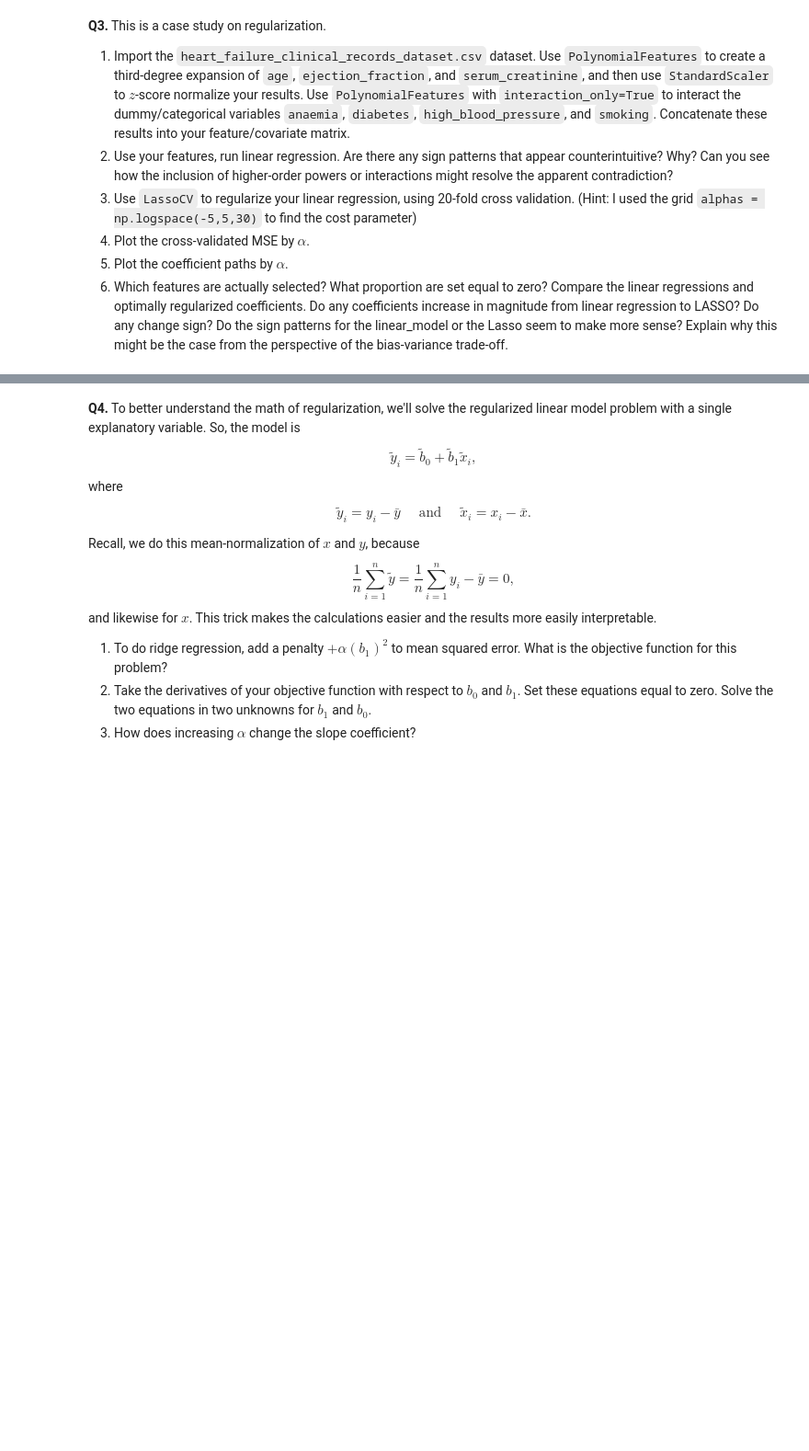
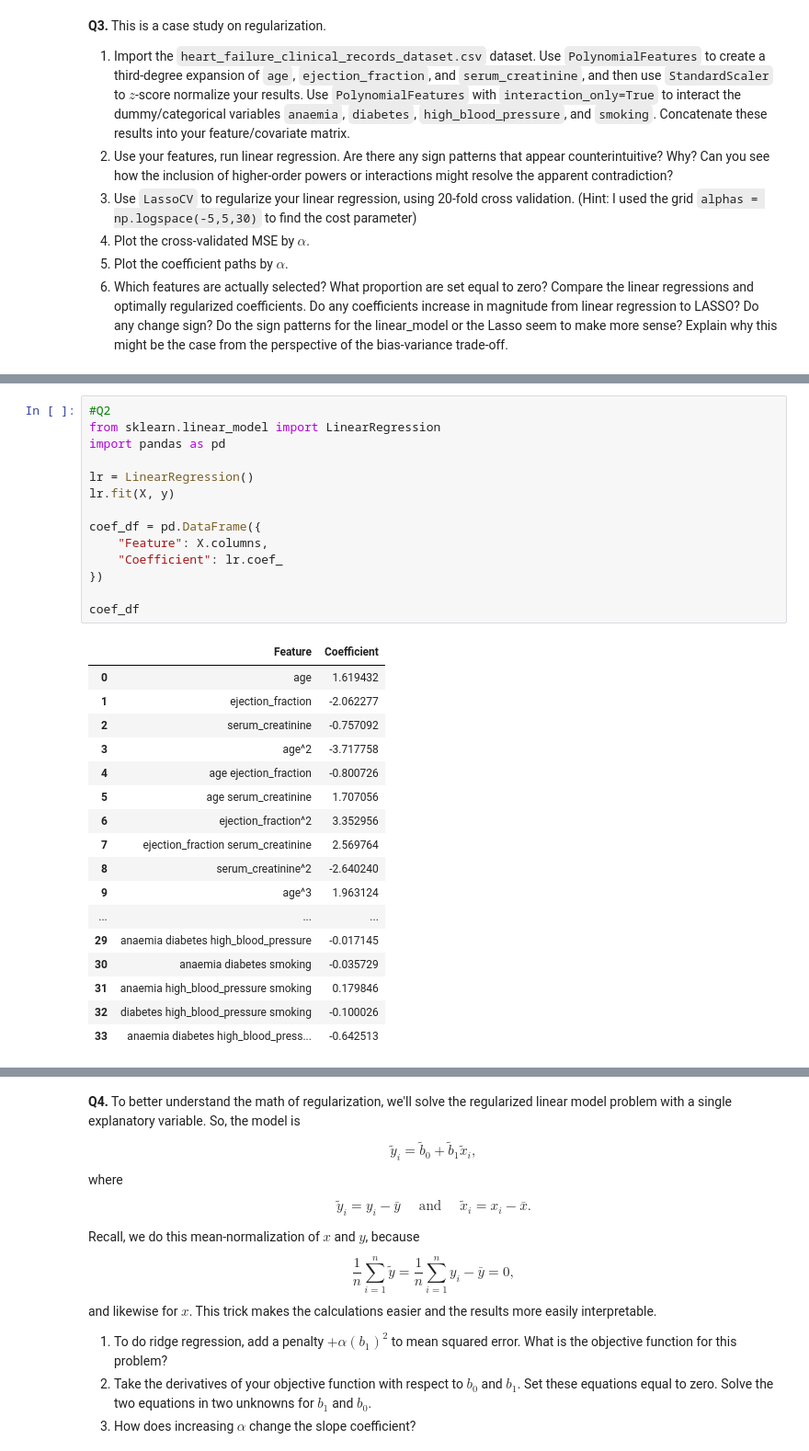
Before and after one commit to joellezamperini/undergrad_ml_assignments, a Jupyter notebook: 04_assignment_regularization.ipynb, the cells around one changed output, grey strips where cells are left out. Shown at 92% size. Drawn from its saved outputs; the diff is of its cells as text; blank space fills up the shorter version.

```diff
--- a/04_assignment_regularization.ipynb
+++ b/04_assignment_regularization.ipynb
@@ -191,0 +241,32 @@ Q7. The LASSO model reduced the magnitude of the coefficients compared to linear
+# %%
+#Q2
+from sklearn.linear_model import LinearRegression
+import pandas as pd
+
+lr = LinearRegression()
+lr.fit(X, y)
+
+coef_df = pd.DataFrame({
+    "Feature": X.columns,
+    "Coefficient": lr.coef_
+})
+
+coef_df
+# %% [output]
+|  | Feature | Coefficient |
+| 0 | age | 1.619432 |
+| 1 | ejection_fraction | -2.062277 |
+| 2 | serum_creatinine | -0.757092 |
+| 3 | age^2 | -3.717758 |
+| 4 | age ejection_fraction | -0.800726 |
+| 5 | age serum_creatinine | 1.707056 |
+| 6 | ejection_fraction^2 | 3.352956 |
+| 7 | ejection_fraction serum_creatinine | 2.569764 |
+| 8 | serum_creatinine^2 | -2.640240 |
+| 9 | age^3 | 1.963124 |
+| ... | ... | ... |
+| 29 | anaemia diabetes high_blood_pressure | -0.017145 |
+| 30 | anaemia diabetes smoking | -0.035729 |
+| 31 | anaemia high_blood_pressure smoking | 0.179846 |
+| 32 | diabetes high_blood_pressure smoking | -0.100026 |
+| 33 | anaemia diabetes high_blood_press... | -0.642513 |
```
Also changed, not shown: parts of 6 cells of this notebook.
